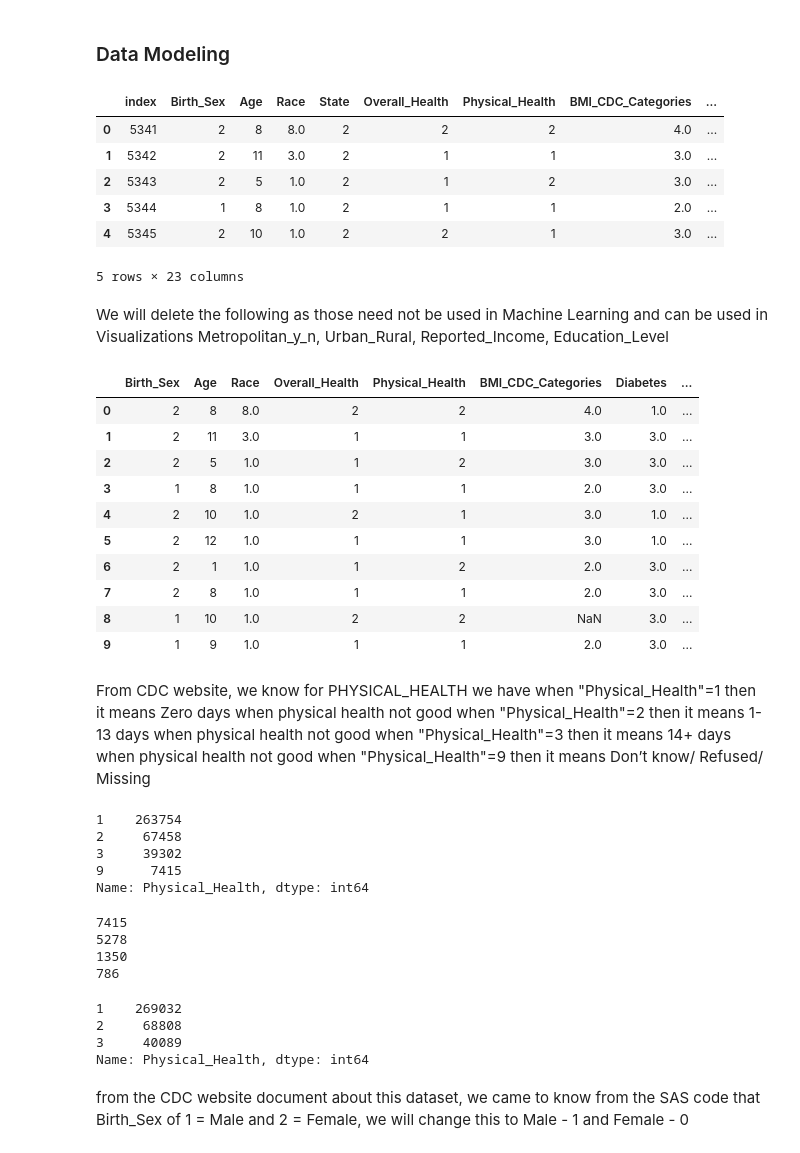
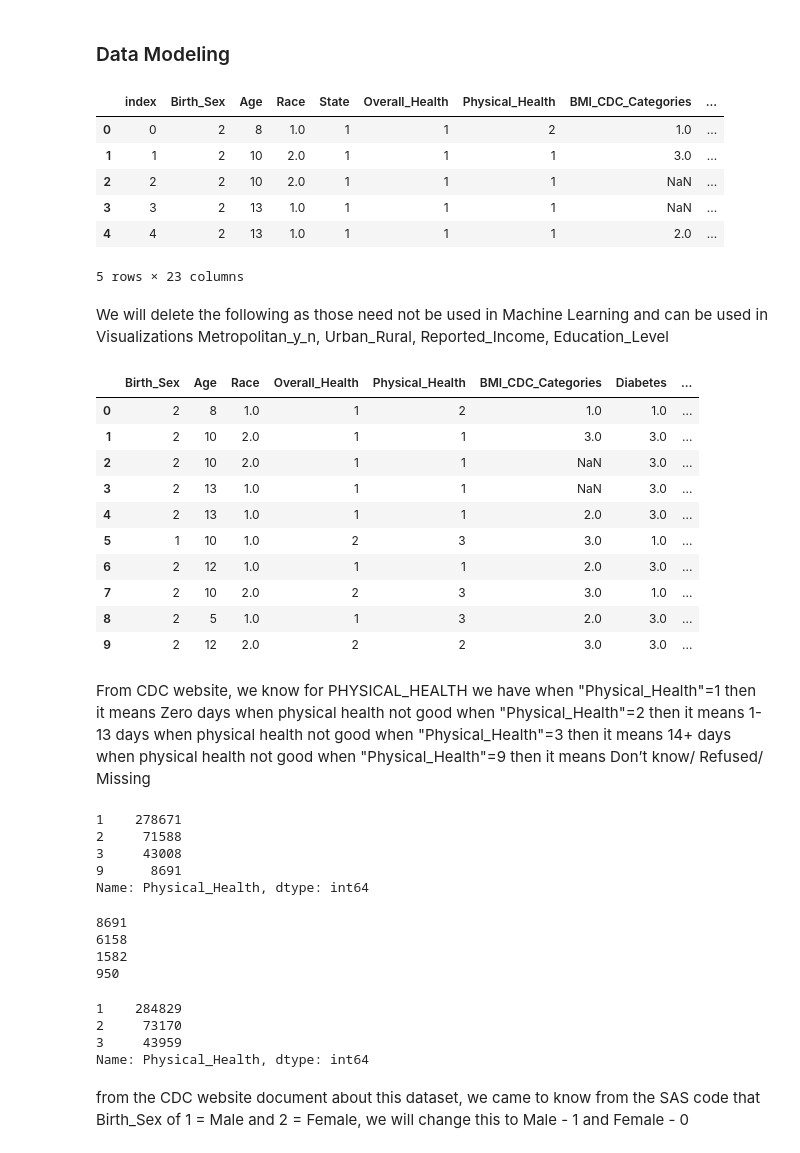
Before and after one commit to itzmita/heart-conditon-predictor, a Jupyter notebook: ml.ipynb, the cells around one changed output. Drawn from its saved outputs; the diff is of its cells as text; code cells hidden in the pictures.

```diff
--- a/ml.ipynb
+++ b/ml.ipynb
@@ -19,15 +19,15 @@ from sklearn.metrics import classification_report
 from sklearn.metrics import f1_score
 # %%
 # Load the data
-df = pd.read_csv('PG_RESULTS_REDUCED4.csv')
+df = pd.read_csv('FULL_RAW_ML_READY.csv')
 df.head()
 # %% [output]
 |  | index | Birth_Sex | Age | Race | State | Overall_Health | Physical_Health | BMI_CDC_Categories | ... |
-| 0 | 5341 | 2 | 8 | 8.0 | 2 | 2 | 2 | 4.0 | ... |
-| 1 | 5342 | 2 | 11 | 3.0 | 2 | 1 | 1 | 3.0 | ... |
-| 2 | 5343 | 2 | 5 | 1.0 | 2 | 1 | 2 | 3.0 | ... |
-| 3 | 5344 | 1 | 8 | 1.0 | 2 | 1 | 1 | 2.0 | ... |
-| 4 | 5345 | 2 | 10 | 1.0 | 2 | 2 | 1 | 3.0 | ... |
+| 0 | 0 | 2 | 8 | 1.0 | 1 | 1 | 2 | 1.0 | ... |
+| 1 | 1 | 2 | 10 | 2.0 | 1 | 1 | 1 | 3.0 | ... |
+| 2 | 2 | 2 | 10 | 2.0 | 1 | 1 | 1 | NaN | ... |
+| 3 | 3 | 2 | 13 | 1.0 | 1 | 1 | 1 | NaN | ... |
+| 4 | 4 | 2 | 13 | 1.0 | 1 | 1 | 1 | 2.0 | ... |
 5 rows × 23 columns
 # %% [markdown]
 We will delete the following as those need not be used in Machine Learning and can be used in Visualizations
@@ -38,19 +38,19 @@ Education_Level
 # %%
 #Removing the columns State, index, Metropolitan_y_n, Urban_Rural, Reported_Income, Education_Level as its not needed for Machine Learning and can be utilized for visualizations
 df = df.drop(["index","State","Metropolitan_y_n","Urban_Rural","Reported_Income","Education_Level"], axis=1)
-df.head(10)
+df.head()
 # %% [output]
 |  | Birth_Sex | Age | Race | Overall_Health | Physical_Health | BMI_CDC_Categories | Diabetes | ... |
-| 0 | 2 | 8 | 8.0 | 2 | 2 | 4.0 | 1.0 | ... |
-| 1 | 2 | 11 | 3.0 | 1 | 1 | 3.0 | 3.0 | ... |
-| 2 | 2 | 5 | 1.0 | 1 | 2 | 3.0 | 3.0 | ... |
-| 3 | 1 | 8 | 1.0 | 1 | 1 | 2.0 | 3.0 | ... |
-| 4 | 2 | 10 | 1.0 | 2 | 1 | 3.0 | 1.0 | ... |
-| 5 | 2 | 12 | 1.0 | 1 | 1 | 3.0 | 1.0 | ... |
-| 6 | 2 | 1 | 1.0 | 1 | 2 | 2.0 | 3.0 | ... |
-| 7 | 2 | 8 | 1.0 | 1 | 1 | 2.0 | 3.0 | ... |
-| 8 | 1 | 10 | 1.0 | 2 | 2 | NaN | 3.0 | ... |
-| 9 | 1 | 9 | 1.0 | 1 | 1 | 2.0 | 3.0 | ... |
+| 0 | 2 | 8 | 1.0 | 1 | 2 | 1.0 | 1.0 | ... |
+| 1 | 2 | 10 | 2.0 | 1 | 1 | 3.0 | 3.0 | ... |
+| 2 | 2 | 10 | 2.0 | 1 | 1 | NaN | 3.0 | ... |
+| 3 | 2 | 13 | 1.0 | 1 | 1 | NaN | 3.0 | ... |
+| 4 | 2 | 13 | 1.0 | 1 | 1 | 2.0 | 3.0 | ... |
+| 5 | 1 | 10 | 1.0 | 2 | 3 | 3.0 | 1.0 | ... |
+| 6 | 2 | 12 | 1.0 | 1 | 1 | 2.0 | 3.0 | ... |
+| 7 | 2 | 10 | 2.0 | 2 | 3 | 3.0 | 1.0 | ... |
+| 8 | 2 | 5 | 1.0 | 1 | 3 | 2.0 | 3.0 | ... |
+| 9 | 2 | 12 | 2.0 | 2 | 2 | 3.0 | 3.0 | ... |
 # %% [markdown]
 From CDC website, we know for PHYSICAL_HEALTH we have
 when "Physical_Health"=1 then it means Zero days when physical health not good
@@ -60,10 +60,10 @@ when "Physical_Health"=9 then it means Don’t know/ Refused/ Missing
 # %%
 df["Physical_Health"].value_counts()
 # %% [output]
-1    263754
-2     67458
-3     39302
-9      7415
+1    278671
+2     71588
+3     43008
+9      8691
 Name: Physical_Health, dtype: int64
 # %%
 # Split Colonscopy NaNs into 3 bunches proportinately and update them with 1, 2, 3 to insert no bias to the model
@@ -88,16 +88,16 @@ df.loc[idx[sample1_perct:second_update], 'Physical_Health'] = 2
 df.loc[idx[second_update:total_len], 'Physical_Health'] = 3
 # df.head(10)
 # %% [output]
-7415
-5278
-1350
-786
+8691
+6158
+1582
+950
 # %%
 df["Physical_Health"].value_counts()
 # %% [output]
-1    269032
-2     68808
-3     40089
+1    284829
+2     73170
+3     43959
 Name: Physical_Health, dtype: int64
 # %% [markdown]
 from the CDC website document about this dataset, we came to know from the SAS code that
```
Also changed, not shown: parts of 75 cells of this notebook, 23 other files.
